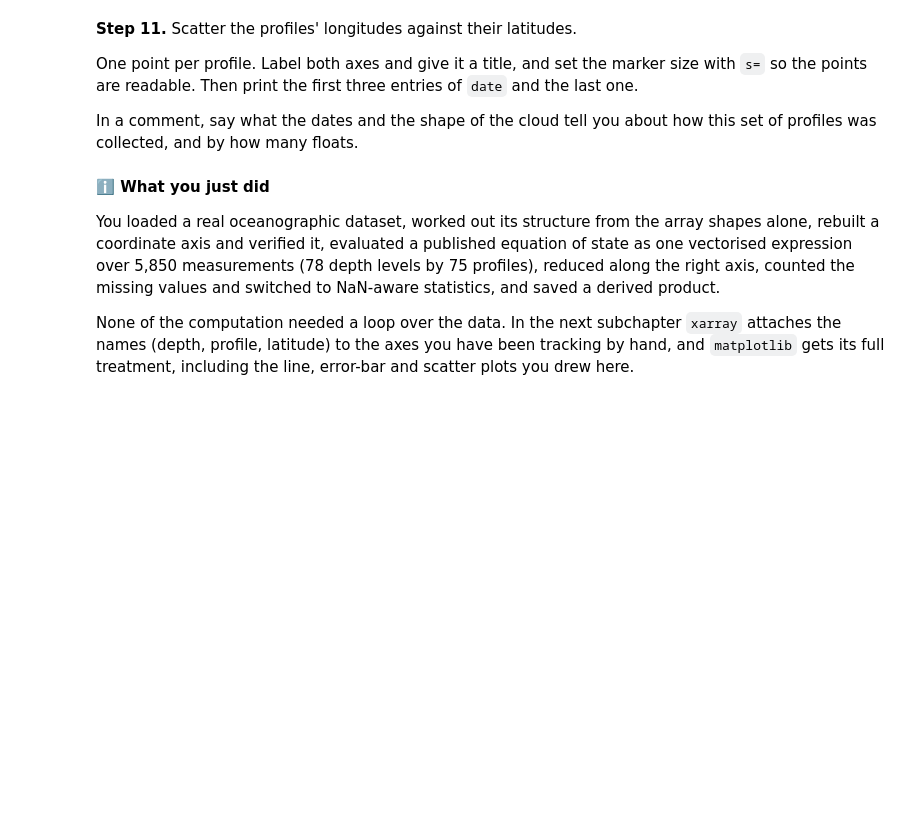
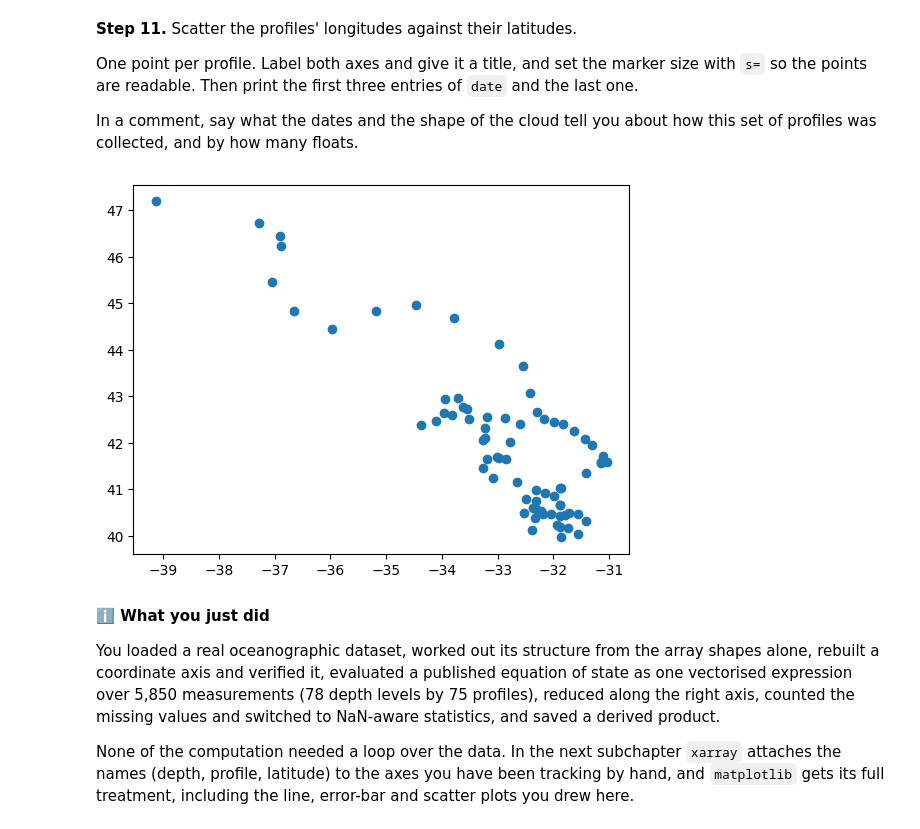
Before and after one commit to mat381/2026_Intro_Python, a Jupyter notebook: exo_1.3-numpy-environmental-exercises.ipynb, the cells around one changed output. Drawn from its saved outputs; the diff is of its cells as text; code cells hidden in the pictures; blank space fills up the shorter version.

```diff
--- a/exo_1.3-numpy-environmental-exercises.ipynb
+++ b/exo_1.3-numpy-environmental-exercises.ipynb
@@ -421,9 +474,14 @@ In a comment, say what the dates and the shape of the cloud tell you about how t
 profiles was collected, and by how many floats.
 # %%
 # Your solution here
-# Hint: plt.scatter(lon, lat)
+# Hint:l pt.scatter(lon, lat)
 # Hint: lon and lat have one entry per profile, not per level
 # Hint: look at the spacing between consecutive dates
+plt.figure()
+plt.scatter(lon, lat)
+plt.show()
+# %% [output]
+[figure, added]
 # %% [markdown]
 **ℹ️ What you just did**
 
```
Also changed, not shown: parts of 5 cells of this notebook.
